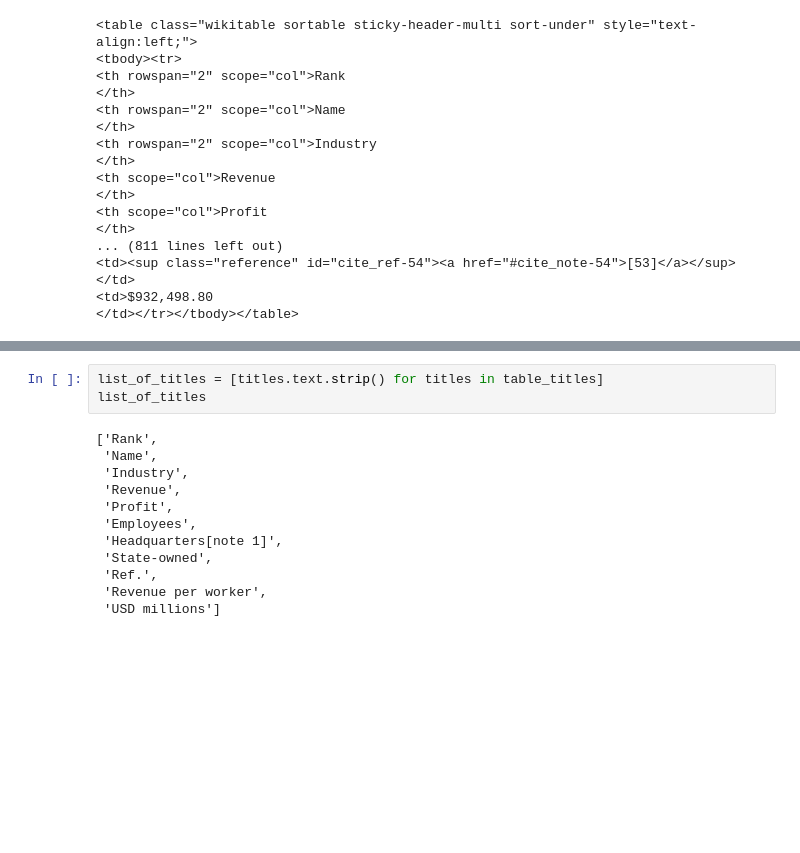
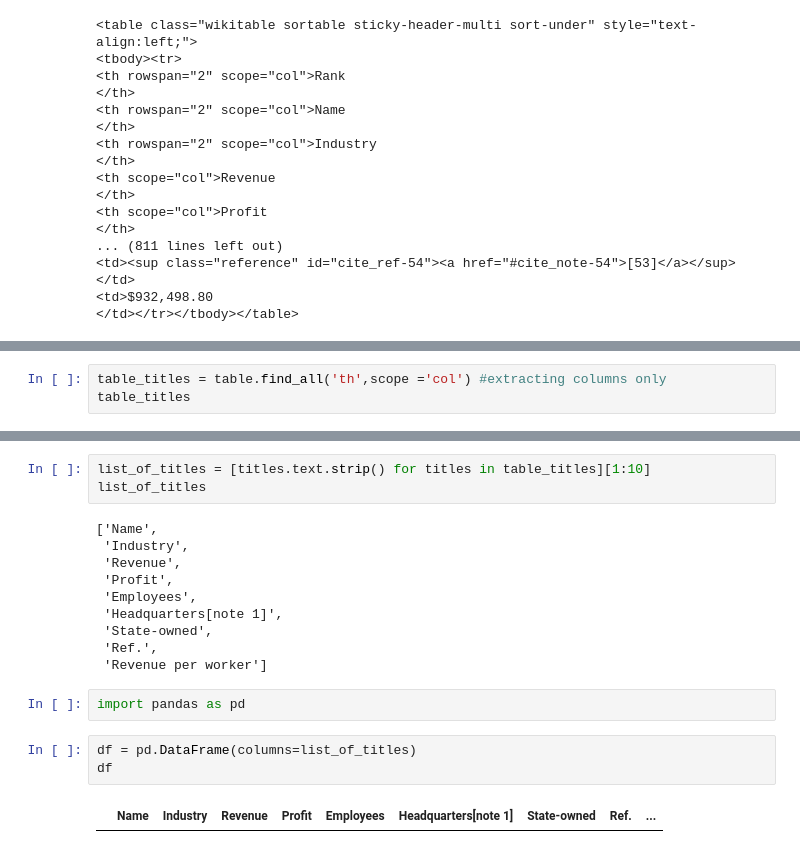
Before and after one commit to diyapratheep/web-scraping, a Jupyter notebook: beautiful.ipynb, the cells around one changed output, grey strips where cells are left out. Saved outputs shown, nothing was run; the diff lists cells and outputs as text; blank space fills up the shorter version.

```diff
--- a/beautiful.ipynb
+++ b/beautiful.ipynb
@@ -89,0 +69,3 @@ table_titles
+# %%
+table_titles = table.find_all('th',scope ='col') #extracting columns only
+table_titles
@@ -90,9 +90,8 @@ table_titles
 # %%
-list_of_titles = [titles.text.strip() for titles in table_titles]
+list_of_titles = [titles.text.strip() for titles in table_titles][1:10]
 list_of_titles
 # %% [output]
-['Rank',
- 'Name',
+['Name',
  'Industry',
  'Revenue',
  'Profit',
@@ -100,5 +99,11 @@ list_of_titles
  'Headquarters[note 1]',
  'State-owned',
  'Ref.',
- 'Revenue per worker',
- 'USD millions']
+ 'Revenue per worker']
+# %%
+import pandas as pd
+# %%
+df = pd.DataFrame(columns=list_of_titles)
+df
+# %% [output]
+|  | Name | Industry | Revenue | Profit | Employees | Headquarters[note 1] | State-owned | Ref. | ... |
```
Also changed, not shown: parts of 6 cells of this notebook.
